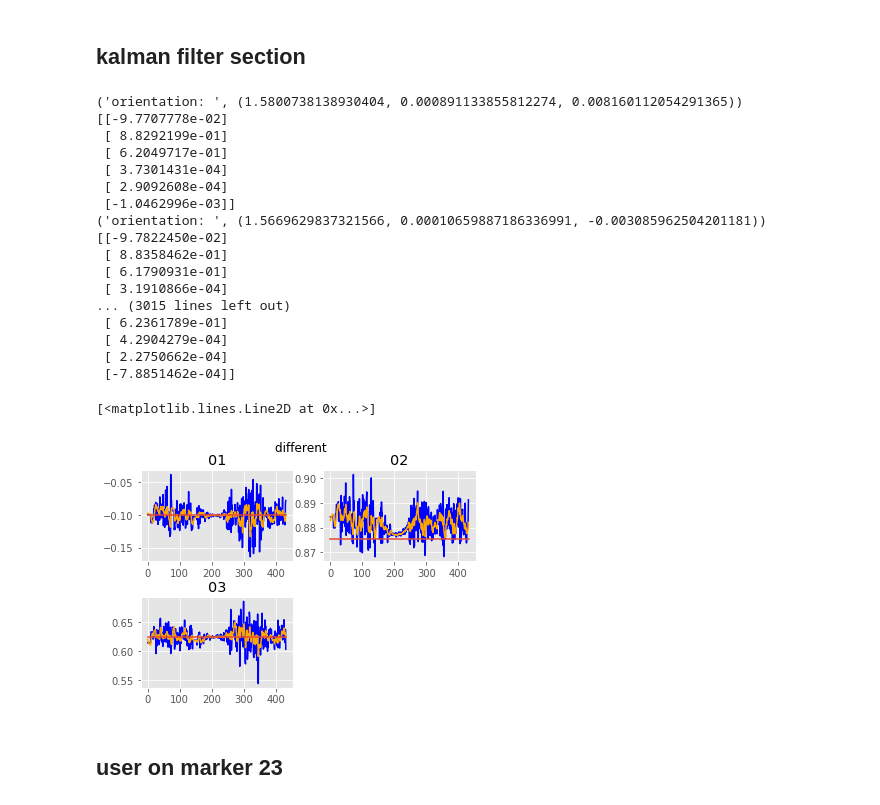
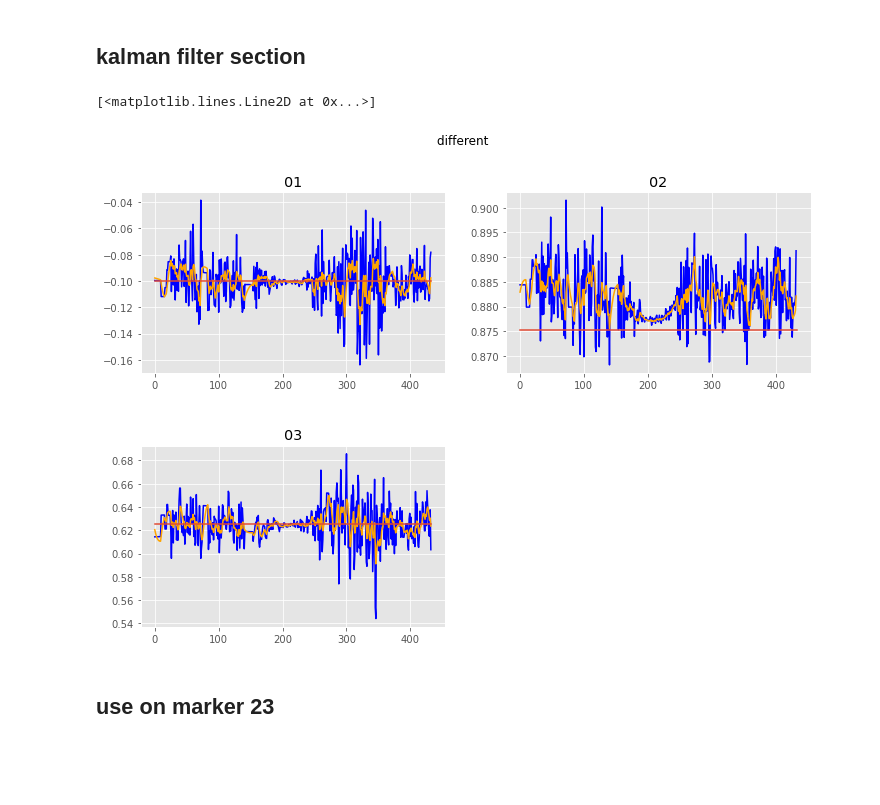
Before and after one commit to nilshao/data_process, a Jupyter notebook: 01static_camera_calibration/01static_camera_calibration.ipynb, the cells around one changed output. Drawn from its saved outputs; the diff is of its cells as text; code cells hidden in the pictures; blank space fills up the shorter version.

```diff
--- a/01static_camera_calibration/01static_camera_calibration.ipynb
+++ b/01static_camera_calibration/01static_camera_calibration.ipynb
@@ -473,19 +462,19 @@ last_prediction_ori = current_prediction_ori = (data_from10['alpha'][0],data_fro
 # %%
 def kalman_filter(position,orientation):
 
-    global current_measurement_pos, last_measurement_pos, current_prediction_pos, last_prediction_pos
-    global current_measurement_ori, last_measurement_ori, current_prediction_ori, last_prediction_ori
+    global current_measurement_pos10, last_measurement_pos10, current_prediction_pos10, last_prediction_pos10
+    global current_measurement_ori10, last_measurement_ori10, current_prediction_ori10, last_prediction_ori10
     # save current prediction as last prediction
-    last_prediction_pos = current_prediction_pos
-    last_prediction_ori = current_prediction_ori
+    last_prediction_pos10 = current_prediction_pos10
+    last_prediction_ori10 = current_prediction_ori10
     # save current measurement as last measurement
-    last_measurement_pos = current_measurement_pos
-    last_measurement_ori = current_measurement_ori
+    last_measurement_pos10 = current_measurement_pos10
+    last_measurement_ori10 = current_measurement_ori10
     x = position[0]
     y = position[1]
     z = position[2]
     euler = (orientation[0],orientation[1],orientation[2])
-    print("orientation: ", euler)
+  #  print("orientation: ", euler)
     # rxyz: rotational axis; sxyz: static axis
    # angle = tf.transformations.euler_from_quaternion(quat,'sxyz')
    # quat2 = tf.transformations.quaternion_from_euler(quat,'sxyz')
@@ -493,90 +482,72 @@ def kalman_filter(position,orientation):
  #   print(x)
 
     # current_measurement
-    current_measurement_pos = np.array([[np.float32(x)], [np.float32(y)], [np.float32(z)]])
+    current_measurement_pos10 = np.array([[np.float32(x)], [np.float32(y)], [np.float32(z)]])
   #  current_measurement_ori = np.array([[np.float32(a)], [np.float32(b)], [np.float32(c)]])
  #   print(current_measurement)
 
     # correction phase
-    kalman_pos.correct(current_measurement_pos)
+    kalman_pos.correct(current_measurement_pos10)
  #   kalman_ori.correct(current_measurement_ori)
     # current kalman prediction
-    current_prediction_pos = kalman_pos.predict()
+    current_prediction_pos10 = kalman_pos.predict()
  #   current_prediction_ori = kalman_ori.predict()
 
  #   print(x)
-    print(current_prediction_pos)
+  #  print(current_prediction_pos)
  #   print("prediction: ", current_prediction)
-    return current_prediction_pos, orientation
+    return current_prediction_pos10, orientation
 # %%
-filtered_pos_array = np.zeros((len(data_from10['x']),3))
+filtered_pos_array10 = np.zeros((len(data_from10['x']),3))
 # %%
 for i in range (0,len(data_from10['x'])):
     pos=(data_from10['x'][i],data_from10['y'][i],data_from10['z'][i])
     ori=(data_from10['alpha'][i],data_from10['beta'][i],data_from10['gamma'][i])
     filtered_pos, filtered_ori = kalman_filter(pos,ori)
-    filtered_pos_array[i][0] = filtered_pos[0]
-    filtered_pos_array[i][1] = filtered_pos[1]
-    filtered_pos_array[i][2] = filtered_pos[2]
+    filtered_pos_array10[i][0] = filtered_pos[0]
+    filtered_pos_array10[i][1] = filtered_pos[1]
+    filtered_pos_array10[i][2] = filtered_pos[2]
-# %% [output]
-('orientation: ', (1.5800738138930404, 0.000891133855812274, 0.008160112054291365))
-[[-9.7707778e-02]
- [ 8.8292199e-01]
- [ 6.2049717e-01]
- [ 3.7301431e-04]
- [ 2.9092608e-04]
- [-1.0462996e-03]]
-('orientation: ', (1.5669629837321566, 0.00010659887186336991, -0.003085962504201181))
-[[-9.7822450e-02]
- [ 8.8358462e-01]
- [ 6.1790931e-01]
- [ 3.1910866e-04]
-... (3015 lines left out)
- [ 6.2361789e-01]
- [ 4.2904279e-04]
- [ 2.2750662e-04]
- [-7.8851462e-04]]
 # %%
 x10 = df10['x']
 y10 = df10['y']
 z10 = df10['z']
-xf10 = filtered_pos_array[:,0]
-yf10 = filtered_pos_array[:,1]
-zf10 = filtered_pos_array[:,2]
+xf10 = filtered_pos_array10[:,0]
+yf10 = filtered_pos_array10[:,1]
+zf10 = filtered_pos_array10[:,2]
 
 fig = plt.figure()
 fig.suptitle('different ')
 fig.subplots_adjust(hspace=0.4)
 
 ax221 = fig.add_subplot(221)
 ax221.set_title('01')
 ax221.plot(x10, color='blue')
 ax221.plot(xf10, color='orange')
 x_coordinates = [0,len(data_from0['x'])]
 y_coordinates = [xt, xt]
 ax221.plot(x_coordinates, y_coordinates)
 
 ax222 = fig.add_subplot(222)
 ax222.set_title('02')
 ax222.plot(y10, color='blue')
 ax222.plot(yf10, color='orange')
 x_coordinates = [0,len(data_from0['x'])]
 y_coordinates = [yt, yt]
 ax222.plot(x_coordinates, y_coordinates)
 
 ax223 = fig.add_subplot(223)
 ax223.set_title('03')
 ax223.plot(z10, color='blue')
 ax223.plot(zf10, color='orange')
 ax223.plot(zt,color='red')
 x_coordinates = [0,len(data_from0['x'])]
 y_coordinates = [zt, zt]
 ax223.plot(x_coordinates, y_coordinates)
 # %% [output]
 [<matplotlib.lines.Line2D at 0x...>]
-[figure, old version]
+[figure, new version]
 # %% [markdown]
-## user on marker 23
+## use on marker 23
 # %%
 # 6: x, y, z, dx, dy, dz; 3: observe conditions
 kalman_pos = cv2.KalmanFilter(6, 3)
```
Also changed, not shown: parts of 24 cells of this notebook.
